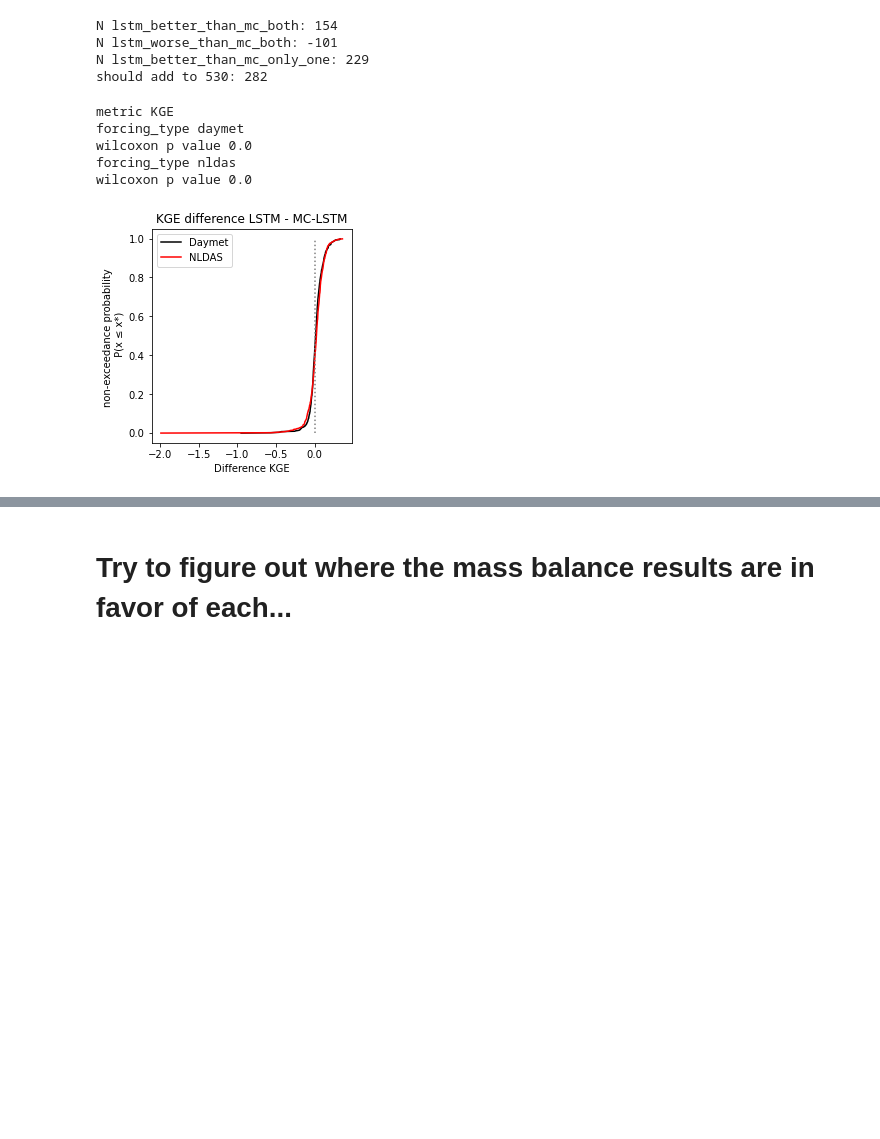
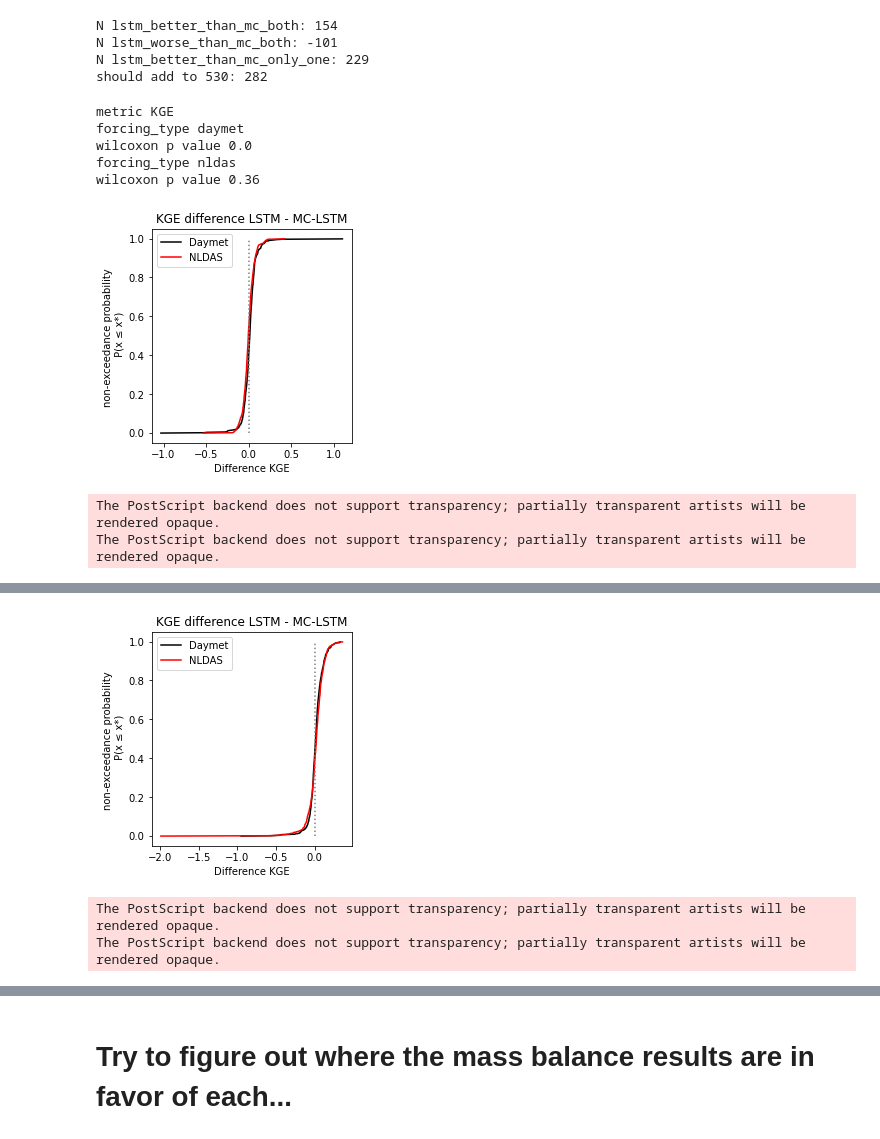
Before and after one commit to jmframe/mclstm_2021_mass_balance, a Jupyter notebook: results/make_figures.ipynb, the cells around one changed output, grey strips where cells are left out. Cells and saved outputs as stored; diff of their text form; code cells hidden in the pictures; blank space fills up the shorter version.

```diff
--- a/results/make_figures.ipynb
+++ b/results/make_figures.ipynb
@@ -665,8 +681,18 @@ for error_type in ['absolute']:
 
             fig.tight_layout(pad=1.0)
             plt.show()
-#            fig.savefig('../figs/massboxxs_{}_{}_{}.eps'.format(forcing, tsplt, error_type), dpi=600, format="eps")
-#            fig.savefig('../figs/massboxxs_{}_{}_{}.png'.format(forcing, tsplt, error_type), dpi=600)
+            if tsplt == 'time_split1' and forcing == 'daymet':
+                fig.savefig('../figs/revision_2/eps/figure_4.eps'.format(tsplt), dpi=600, format="eps")
+                fig.savefig('../figs/revision_2/png/figure_4.png'.format(tsplt), dpi=600)
+            elif tsplt == 'time_split2' and forcing == 'daymet':
+                fig.savefig('../figs/revision_2/eps/figure_A4.eps'.format(tsplt), dpi=600, format="eps")
+                fig.savefig('../figs/revision_2/png/figure_A4.png'.format(tsplt), dpi=600)
+            if tsplt == 'time_split1' and forcing == 'nldas':
+                fig.savefig('../figs/revision_2/eps/figure_5.eps'.format(tsplt), dpi=600, format="eps")
+                fig.savefig('../figs/revision_2/png/figure_5.png'.format(tsplt), dpi=600)
+            elif tsplt == 'time_split2' and forcing == 'nldas':
+                fig.savefig('../figs/revision_2/eps/figure_A5.eps'.format(tsplt), dpi=600, format="eps")
+                fig.savefig('../figs/revision_2/png/figure_A5.png'.format(tsplt), dpi=600)
             plt.close()
 
 
@@ -1110,42 +1144,50 @@ N lstm_worse_than_mc_both: -101
 N lstm_better_than_mc_only_one: 229
 should add to 530: 282
 # %%
-fig = plt.figure(figsize=cm2inch(20,10))
+for tsplt, st_dict in zip(['time_split1', 'time_split2'], [st1_dict, st2_dict]):
 
-print("metric", "KGE")
-metric_dict = {forcing_type:{} for forcing_type in ['daymet','nldas']}
-for forcing_type in ['daymet','nldas']:
-    print("forcing_type", forcing_type)
-    _, wilcoxon_p = st.wilcoxon(st2_dict[forcing_type]["KGE"]["mc"],
-                                 st2_dict[forcing_type]["KGE"]["lstm"])
-    print("wilcoxon p value", np.round(wilcoxon_p,2))
-    metric_dict["mc"] = st2_dict[forcing_type]["KGE"]["mc"]
-    metric_dict["lstm"] = st2_dict[forcing_type]["KGE"]["lstm"]
+    fig = plt.figure(figsize=cm2inch(20,10))
 
-ax = fig.add_subplot(1, 2, 1)
+    print("metric", "KGE")
+    metric_dict = {forcing_type:{} for forcing_type in ['daymet','nldas']}
+    for forcing_type in ['daymet','nldas']:
+        print("forcing_type", forcing_type)
+        _, wilcoxon_p = st.wilcoxon(st_dict[forcing_type]["KGE"]["mc"],
+                                     st_dict[forcing_type]["KGE"]["lstm"])
+        print("wilcoxon p value", np.round(wilcoxon_p,2))
+        metric_dict["mc"] = st_dict[forcing_type]["KGE"]["mc"]
+        metric_dict["lstm"] = st_dict[forcing_type]["KGE"]["lstm"]
 
-diff_lstm_minus_mc = calc_diffs('daymet', st2_dict, time_split="time_split2", mc_model = "mc")
-ax.plot(np.sort(diff_lstm_minus_mc), yvalues, label='Daymet', c='k')
+    ax = fig.add_subplot(1, 2, 1)
 
-diff_lstm_minus_mc = calc_diffs('nldas', st2_dict, time_split="time_split2", mc_model = "mc")
-ax.plot(np.sort(diff_lstm_minus_mc), yvalues, label='NLDAS', c='r')
+    diff_lstm_minus_mc = calc_diffs('daymet', st_dict, time_split=tsplt, mc_model = "mc")
+    ax.plot(np.sort(diff_lstm_minus_mc), yvalues, label='Daymet', c='k')
 
-ax.plot([0,0], [0,1], ':', c='grey')
-plt.legend()
-plt.title("KGE difference LSTM - MC-LSTM")
-plt.xlabel("Difference KGE")
-plt.ylabel("non-exceedance probability \n P(x ≤ x*)")
+    diff_lstm_minus_mc = calc_diffs('nldas', st_dict, time_split=tsplt, mc_model = "mc")
+    ax.plot(np.sort(diff_lstm_minus_mc), yvalues, label='NLDAS', c='r')
 
-plt.show()
+    ax.plot([0,0], [0,1], ':', c='grey')
+    plt.legend()
+    plt.title("KGE difference LSTM - MC-LSTM")
+    plt.xlabel("Difference KGE")
+    plt.ylabel("non-exceedance probability \n P(x ≤ x*)")
 
-fig.tight_layout()
-# fig.savefig(f'../figs/kge_diff_{time_splitz[1]}.eps', dpi=600, format="eps")
-# fig.savefig(f'../figs/kge_diff_{time_splitz[1]}.png', dpi=600)
-plt.close()
+    plt.show()
+
+    fig.tight_layout()
+    if tsplt == 'time_split1':
+        fig.savefig('../figs/revision_2/eps/figure_8.eps'.format(tsplt), dpi=600, format="eps")
+        fig.savefig('../figs/revision_2/png/figure_8.png'.format(tsplt), dpi=600)
+    elif tsplt == 'time_split2':
+        fig.savefig('../figs/revision_2/eps/figure_A8.eps'.format(tsplt), dpi=600, format="eps")
+        fig.savefig('../figs/revision_2/png/figure_A8.png'.format(tsplt), dpi=600)
+    plt.close()
 # %% [output]
 metric KGE
 forcing_type daymet
 wilcoxon p value 0.0
 forcing_type nldas
-wilcoxon p value 0.0
+wilcoxon p value 0.36
-[figure, old version]
+[figure, new version]
+The PostScript backend does not support transparency; partially transparent artists will be rendered opaque.
+The PostScript backend does not support transparency; partially transparent artists will be rendered opaque.
@@ -1152 +1199,4 @@ wilcoxon p value 0.0
+[figure, added]
+The PostScript backend does not support transparency; partially transparent artists will be rendered opaque.
+The PostScript backend does not support transparency; partially transparent artists will be rendered opaque.
 # %%
```
Also changed, not shown: parts of 19 cells of this notebook, 1 other file.
